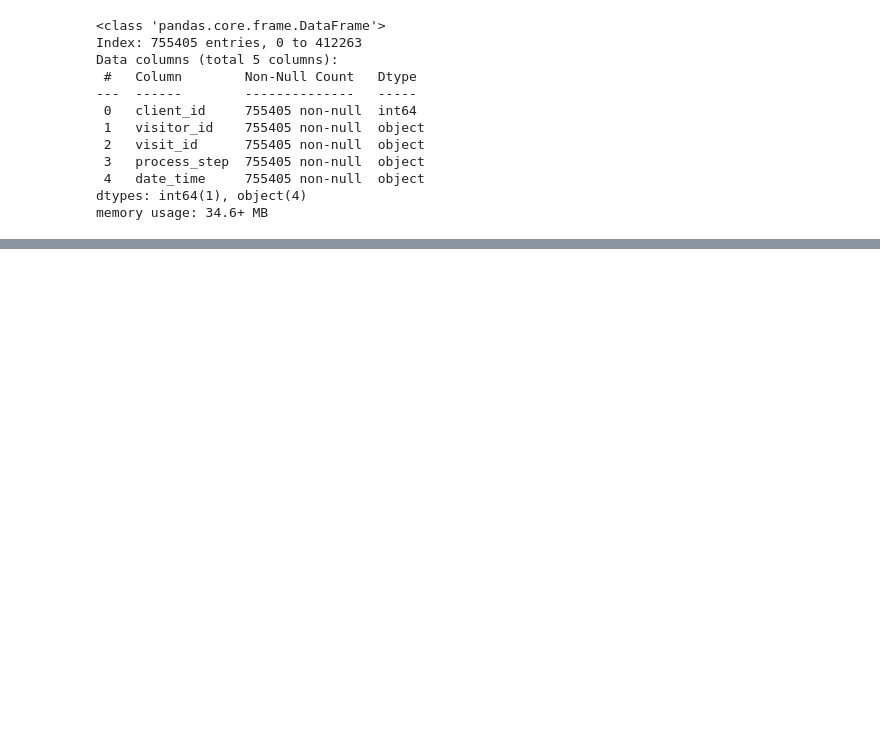
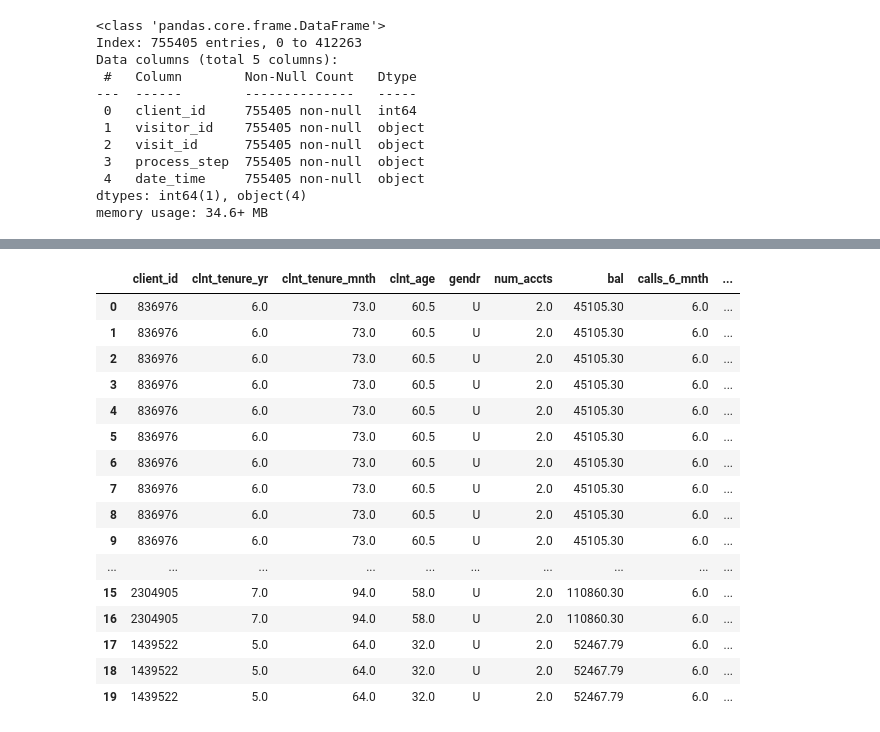
Before and after one commit to redsun498/vanguard-ab-test, a Jupyter notebook: src/notebooks/Vanguard project2 EDA.ipynb, the cells around one changed output, grey strips where cells are left out. Drawn from its saved outputs; the diff is of its cells as text; code cells hidden in the pictures; blank space fills up the shorter version.

```diff
--- a/src/notebooks/Vanguard project2 EDA.ipynb
+++ b/src/notebooks/Vanguard project2 EDA.ipynb
@@ -546,0 +591,2 @@ another_year = timedelta(weeks=40, days=84, hours=23,
+# %%
+df_ab = pd.merge(df_online,df_web)
@@ -546,0 +623,20 @@ another_year = timedelta(weeks=40, days=84, hours=23,
+# %%
+df_ab.head(20)
+# %% [output]
+|  | client_id | clnt_tenure_yr | clnt_tenure_mnth | clnt_age | gendr | num_accts | bal | calls_6_mnth | ... |
+| 0 | 836976 | 6.0 | 73.0 | 60.5 | U | 2.0 | 45105.30 | 6.0 | ... |
+| 1 | 836976 | 6.0 | 73.0 | 60.5 | U | 2.0 | 45105.30 | 6.0 | ... |
+| 2 | 836976 | 6.0 | 73.0 | 60.5 | U | 2.0 | 45105.30 | 6.0 | ... |
+| 3 | 836976 | 6.0 | 73.0 | 60.5 | U | 2.0 | 45105.30 | 6.0 | ... |
+| 4 | 836976 | 6.0 | 73.0 | 60.5 | U | 2.0 | 45105.30 | 6.0 | ... |
+| 5 | 836976 | 6.0 | 73.0 | 60.5 | U | 2.0 | 45105.30 | 6.0 | ... |
+| 6 | 836976 | 6.0 | 73.0 | 60.5 | U | 2.0 | 45105.30 | 6.0 | ... |
+| 7 | 836976 | 6.0 | 73.0 | 60.5 | U | 2.0 | 45105.30 | 6.0 | ... |
+| 8 | 836976 | 6.0 | 73.0 | 60.5 | U | 2.0 | 45105.30 | 6.0 | ... |
+| 9 | 836976 | 6.0 | 73.0 | 60.5 | U | 2.0 | 45105.30 | 6.0 | ... |
+| ... | ... | ... | ... | ... | ... | ... | ... | ... | ... |
+| 15 | 2304905 | 7.0 | 94.0 | 58.0 | U | 2.0 | 110860.30 | 6.0 | ... |
+| 16 | 2304905 | 7.0 | 94.0 | 58.0 | U | 2.0 | 110860.30 | 6.0 | ... |
+| 17 | 1439522 | 5.0 | 64.0 | 32.0 | U | 2.0 | 52467.79 | 6.0 | ... |
+| 18 | 1439522 | 5.0 | 64.0 | 32.0 | U | 2.0 | 52467.79 | 6.0 | ... |
+| 19 | 1439522 | 5.0 | 64.0 | 32.0 | U | 2.0 | 52467.79 | 6.0 | ... |
```
Also changed, not shown: parts of 54 cells of this notebook, 3 other files.
